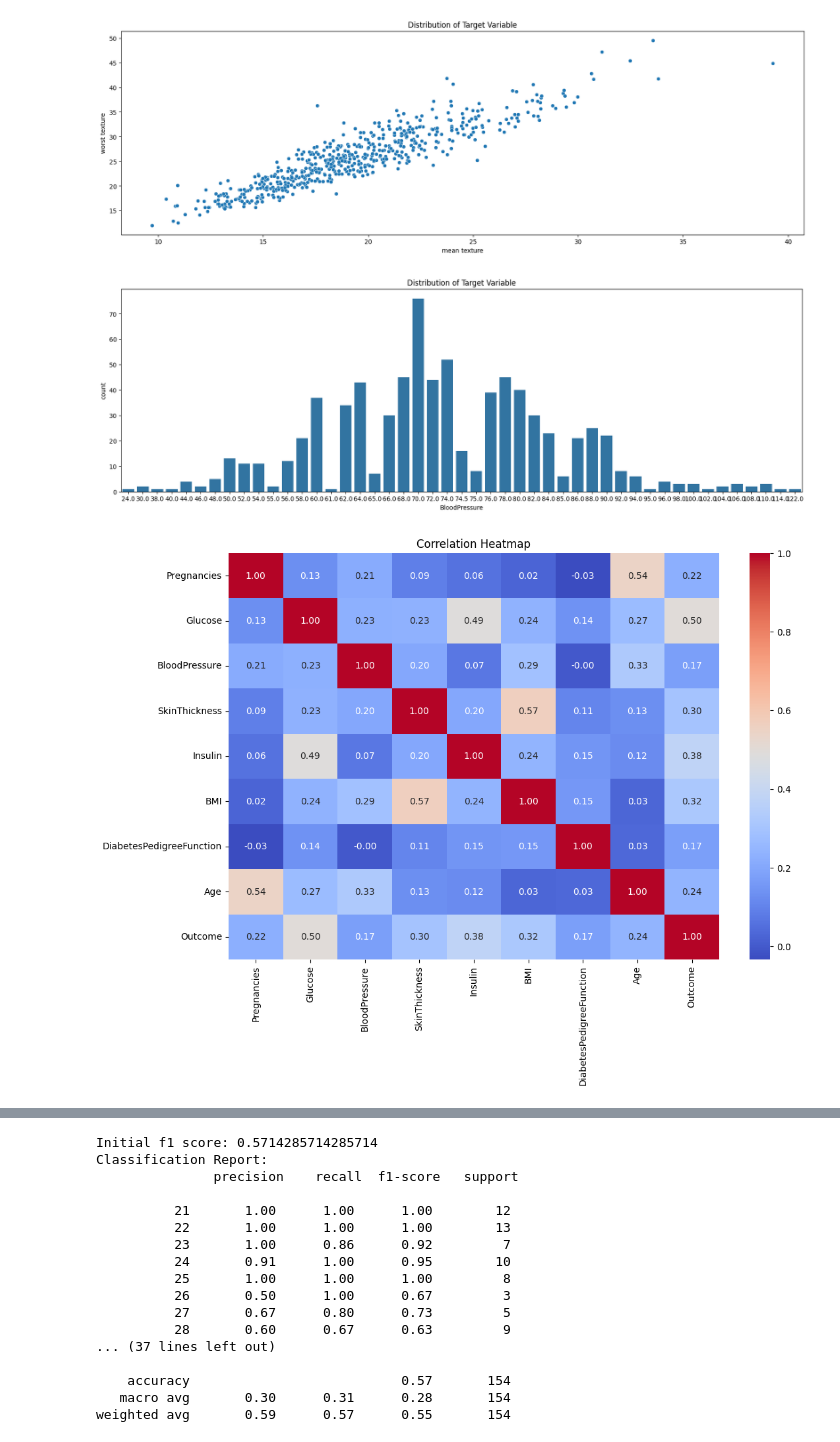
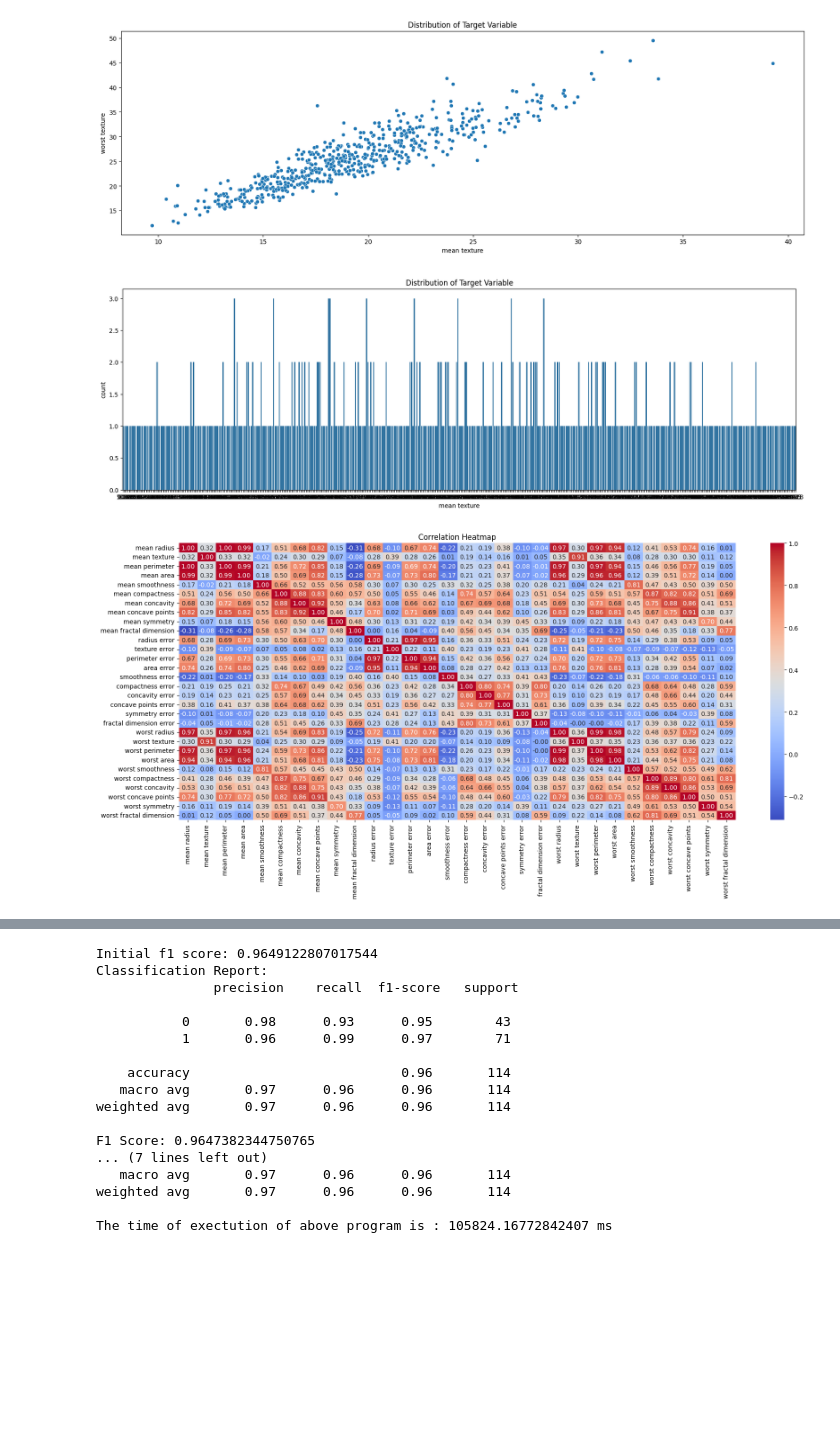
Before and after one commit to Lloydster118/CW1-ML, a Jupyter notebook: CW1_RF.ipynb, the cells around one changed output, grey strips where cells are left out. Drawn from its saved outputs; the diff is of its cells as text; code cells hidden in the pictures; blank space fills up the shorter version.

```diff
--- a/CW1_RF.ipynb
+++ b/CW1_RF.ipynb
@@ -45,25 +46,34 @@ plt.show()
 # %% [output]
 [figure]
 # %%
+start = time.time()
+
+a = 0
+for i in range(1000):
+  a += (i**100)
+
 # Distribution of Target Variable
 plt.figure(figsize=(20, 6))
 # Check if 'target' is the correct column name, it might be 'Target', 'TARGET', or something else.
 # If unsure, print data.columns to see all column names
-sns.countplot(x='BloodPressure', data=data)  # Replace 'target' with the actual column name if needed
+sns.countplot(x='mean texture', data=df)  # Replace 'target' with the actual column name if needed
 plt.title('Distribution of Target Variable')
 plt.show()
 
 # Correlation Heatmap
-plt.figure(figsize=(12, 8))
-sns.heatmap(data.corr(), annot=True, fmt=".2f", cmap='coolwarm')
+plt.figure(figsize=(20, 8))
+# Convert the data to a Pandas DataFrame to use .corr()
+sns.heatmap(df.corr(), annot=True, fmt=".2f", cmap='coolwarm')
 plt.title('Correlation Heatmap')
 plt.show()
 
 # Boxplot of Key Features Against Target
-key_features = ['Pregnancies', 'Glucose', 'Insulin']
+key_features = ['mean smoothness', 'smoothness error', 'worst smoothness']
 for feature in key_features:
     plt.figure(figsize=(8, 6))
-    sns.boxplot(x='BloodPressure', y=feature, data=data)  # Replace 'target' if needed
+    # Use the current feature from the loop for the x-axis
+    # and add the target column for the y-axis
+    sns.boxplot(x=feature, y='target', data=pd.concat([df, pd.DataFrame(data.target, columns=['target'])], axis=1))
     plt.title(f'{feature} vs Target')
     plt.show()
 
@@ -71,8 +81,8 @@ for feature in key_features:
 
 # Splitting into Features and Target
 # Replace 'target' with the actual column name if needed
-X = data.drop('BMI', axis=1)
-y = data['Age']
+X = df  # Use the DataFrame 'df' which contains the features
+y = data.target  # Access the target variable from the original 'data' object
 
 # Train-Test Split
 X_train, X_test, y_train, y_test = train_test_split(X, y, test_size=0.2, random_state=42)
@@ -86,33 +96,37 @@ rf = RandomForestClassifier(random_state=42)
 rf.fit(X_train, y_train)
 
 # Predictions and Evaluation
 y_pred = rf.predict(X_test)
 print("Initial f1 score:", f1_score(y_test, y_pred, average='micro'))
 print("Classification Report:\n", classification_report(y_test, y_pred))
 
 ## Hyperparameter Tuning with GridSearchCV
 
 # Parameter Grid
 param_grid = {
     'n_estimators': [50, 100, 200],
     'max_depth': [None, 10, 20, 30],
     'min_samples_split': [2, 5, 10],
     'min_samples_leaf': [1, 2, 4]
 }
 
 # Grid Search
 grid_search = GridSearchCV(estimator=rf, param_grid=param_grid, cv=3, scoring='f1_micro', n_jobs=-1)
 grid_search.fit(X_train, y_train)
 
 
 
 # Evaluate the Best Model
 best_rf = grid_search.best_estimator_
 y_pred_best = best_rf.predict(X_test)
 f1 = f1_score(y_test, y_pred_best, average='weighted')
 print(f"F1 Score: {f1}")
-print("Tuned Model Accuracy:", accuracy_score(y_test, y_pred_best))
 print("Classification Report (Tuned Model):\n", classification_report(y_test, y_pred_best))
+
+end = time.time()
+
+print("The time of exectution of above program is :",
+      (end-start) * 10**3, "ms")
 # %% [output]
-[figure, old version]
+[figure, new version]
-[figure, old version]
+[figure, new version]
@@ -122,17 +136,17 @@ print("Classification Report (Tuned Model):\n", classification_report(y_test, y_
-Initial f1 score: 0.5714285714285714
+Initial f1 score: 0.9649122807017544
 Classification Report:
                precision    recall  f1-score   support
 
-          21       1.00      1.00      1.00        12
-          22       1.00      1.00      1.00        13
-          23       1.00      0.86      0.92         7
-          24       0.91      1.00      0.95        10
-          25       1.00      1.00      1.00         8
-          26       0.50      1.00      0.67         3
-          27       0.67      0.80      0.73         5
-          28       0.60      0.67      0.63         9
-... (37 lines left out)
+           0       0.98      0.93      0.95        43
+           1       0.96      0.99      0.97        71
 
-    accuracy                           0.57       154
-   macro avg       0.30      0.31      0.28       154
-weighted avg       0.59      0.57      0.55       154
+    accuracy                           0.96       114
+   macro avg       0.97      0.96      0.96       114
+weighted avg       0.97      0.96      0.96       114
+
+F1 Score: 0.9647382344750765
+... (7 lines left out)
+   macro avg       0.97      0.96      0.96       114
+weighted avg       0.97      0.96      0.96       114
+
+The time of exectution of above program is : 105824.16772842407 ms
```
Also changed, not shown: parts of 2 cells of this notebook.
